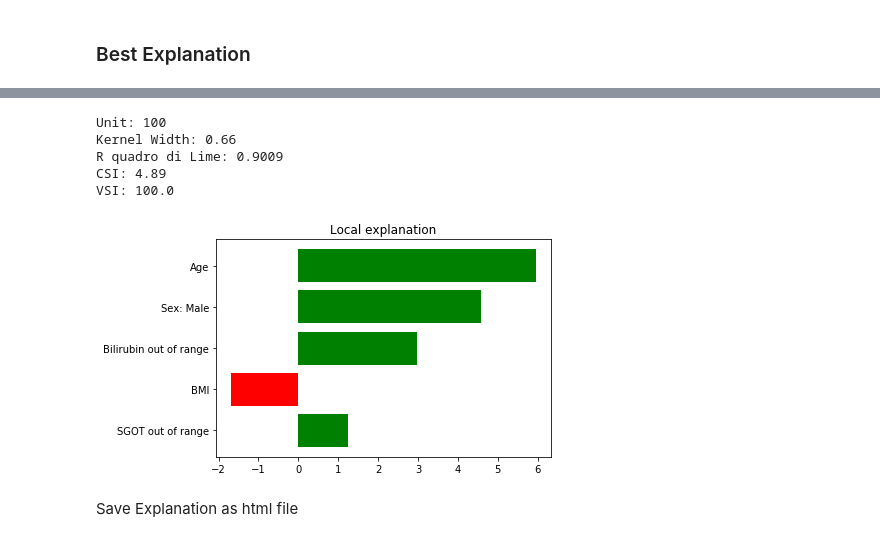
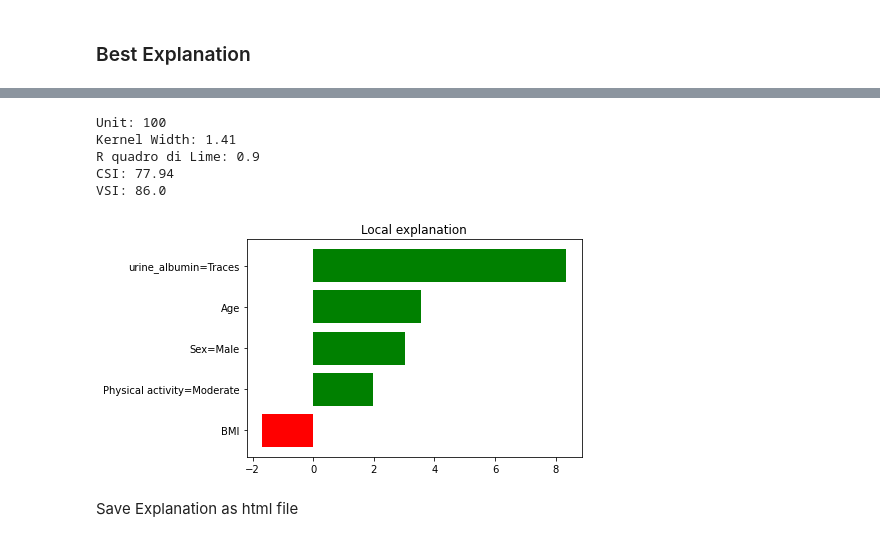
Before and after one commit to giorgiovisani/lime_stability, a Jupyter notebook: OptiLIME/OptiLIME--NHANES.ipynb, the cells around one changed output, grey strips where cells are left out. Saved outputs shown, nothing was run; the diff lists cells and outputs as text; code cells hidden in the pictures.

Commit message:
Modified NHANES Notebook

```diff
--- a/OptiLIME/OptiLIME--NHANES.ipynb
+++ b/OptiLIME/OptiLIME--NHANES.ipynb
@@ -58,29 +58,20 @@ set_seed(seed)
 # %% [markdown]
 ## Load data
 # %%
-X,y = loadnhanes._load()
+X,y = loadnhanes_modified._load()
 
 # clean up a bit
-for c in X.columns:
-    if c.endswith("_isBlank"):
-        del X[c]
+# for c in X.columns:
+#     if c.endswith("_isBlank"):
+#         del X[c]
 X["bmi"] = 10000 * X["weight"].values.copy() / (X["height"].values.copy() * X["height"].values.copy())
 del X["weight"]
 del X["height"]
-del X["urine_hematest_isTrace"] # would have no variance in the strain set
-del X["SGOT_isBlankbutapplicable"] # would have no variance in the strain set
-del X["calcium_isBlankbutapplicable"] # would have no variance in the strain set
-del X["uric_acid_isBlankbutapplicable"] # would only have one true value in the train set
-del X["urine_hematest_isVerylarge"] # would only have one true value in the train set
-del X["total_bilirubin_isBlankbutapplicable"] # would only have one true value in the train set
-del X["alkaline_phosphatase_isBlankbutapplicable"] # would only have one true value in the train set
-del X["hemoglobin_isUnacceptable"] # redundant with hematocrit_isUnacceptable
 rows = np.where(np.invert(np.isnan(X["systolic_blood_pressure"]) | np.isnan(X["bmi"])))[0]
 X = X.iloc[rows,:]
 y = y[rows]
 
 name_map = {
-    "sex_isFemale": "Sex",
     "age": "Age",
     "systolic_blood_pressure": "Systolic blood pressure",
     "bmi": "BMI",
@@ -93,7 +84,6 @@ name_map = {
     "hematocrit": "Hematocrit",
     "uric_acid": "Uric acid",
     "red_blood_cells": "Red blood cells",
-    "urine_albumin_isNegative": "Albumin present in urine",
     "serum_protein": "Blood protein"
 }
 
@@ -135,7 +143,10 @@ def impute_scale_num_only(df,numerical_features,categorical_features):
 
     return df_imp
 # %%
-categorical_features = list(X_strain.dtypes[X_strain.dtypes==bool].index)
+
+categorical_features = ["Sex","physical_activity","platelets","urine_albumin","urine_glucose","urine_hematest"]
+categorical_features.extend(list(X_strain.dtypes[X_strain.dtypes==bool].index))
+
 numerical_features = list(set(X_strain.columns)-set(categorical_features))
 categorical_features_ids =  list(range(0,len(categorical_features)))
 len(categorical_features)
@@ -273,11 +284,16 @@ y_preds_no_missing = xgb_model_no_missing.predict(X_test_imp)
 y_preds_no_missing_train = xgb_model_no_missing.predict(X_strain_imp)
 # %% [markdown]
 Take care of categorical feature names for LIME
-# %%
-categorical_feature_names = {}
-for feature in categorical_features_ids:
-    categorical_feature_names[feature] = ["False","True"]
-categorical_feature_names[0] = ["Male","Female"]
+# %%
+categorical_feature_names = {}
+for feature in categorical_features_ids:
+    categorical_feature_names[feature] = {0:"False",1:"True"}
+categorical_feature_names[0] = {1:"Male",2:"Female"}
+categorical_feature_names[1] = {1:"No",2:"Moderate",3:"A little", 4:"Yes"}
+categorical_feature_names[2] = {0:"normal",2:"increased",3:"decreased"}
+categorical_feature_names[3] = {0:"Negative",1:">=30",2:">=100",3:">=300",4:">=1000",5:"Traces"}
+categorical_feature_names[4] = {0:"Negative",1:"Light",2:"Medium",3:"Dark",4:"Very Dark",5:"Traces"}
+categorical_feature_names[5] = {0:"Negative",1:"Small",2:"Moderate",3:"Large",4:"Very Large"}
 # %% [markdown]
 # OptiLIME on two randomly chosen units
 # %% [markdown]
@@ -371,30 +387,26 @@ obj.fit(X_strain_imp)
 exp100 = obj.predict(X_strain_imp[i,:], xgb_model_no_missing.predict)
 csi100,vsi100,n_calls100 = obj.my_lime.check_stability(X_strain_imp[i,:], xgb_model_no_missing.predict)
 # %%
-name_map = {"alkaline_phosphatase_isUnacceptable=True": "ALP out of range",
-            "total_bilirubin_isUnacceptable=True": "Bilirubin out of range",
-            "SGOT_isUnacceptable=True": "SGOT out of range",
-            "Sex=Male": "Sex: Male"}
 new_feature_names = list(map(lambda x: name_map.get(
     x, x), exp100.domain_mapper.exp_feature_names))
 exp100.domain_mapper.exp_feature_names = new_feature_names
 
 exp100.show_in_notebook(show_predicted_value=False)
 exp100.as_pyplot_figure()
 
 print("Unit: {}".format(i))
 print("Kernel Width: {}".format(round(best_width100, 2)))
 print("R quadro di Lime: {}".format(round(exp100.score, 4)))
 print("CSI: {}".format(round(csi100, 2)))
 print("VSI: {}".format(round(vsi100, 2)))
 # %% [output]
 [interactive output not drawn]
 Unit: 100
-Kernel Width: 0.66
-R quadro di Lime: 0.9009
-CSI: 4.89
-VSI: 100.0
+Kernel Width: 1.41
+R quadro di Lime: 0.9
+CSI: 77.94
+VSI: 86.0
-[figure, old version]
+[figure, new version]
 # %% [markdown]
 Save Explanation as html file
 # %%
```
Also changed, not shown: parts of 13 cells of this notebook, 2 other files.
